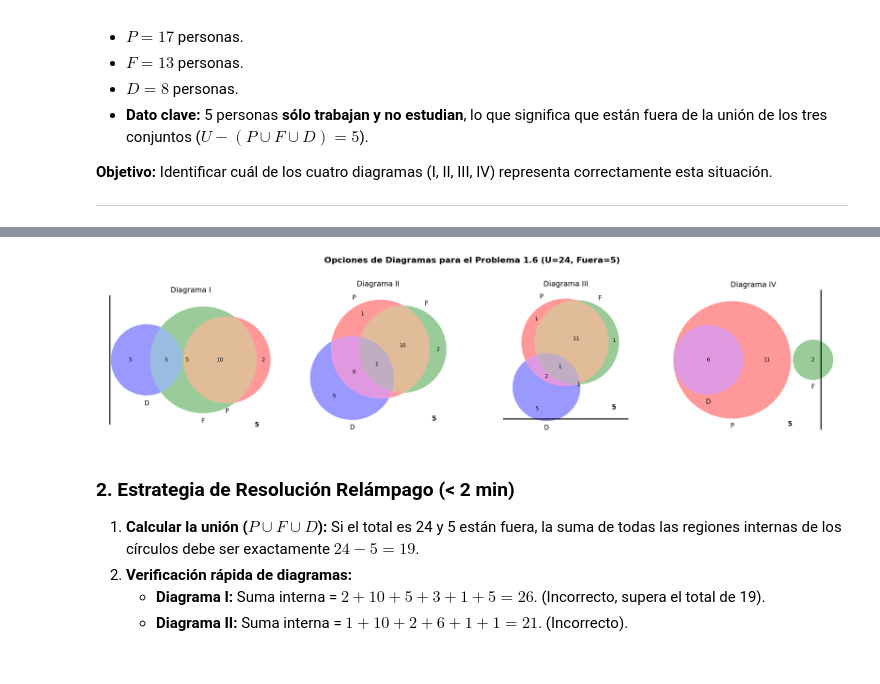
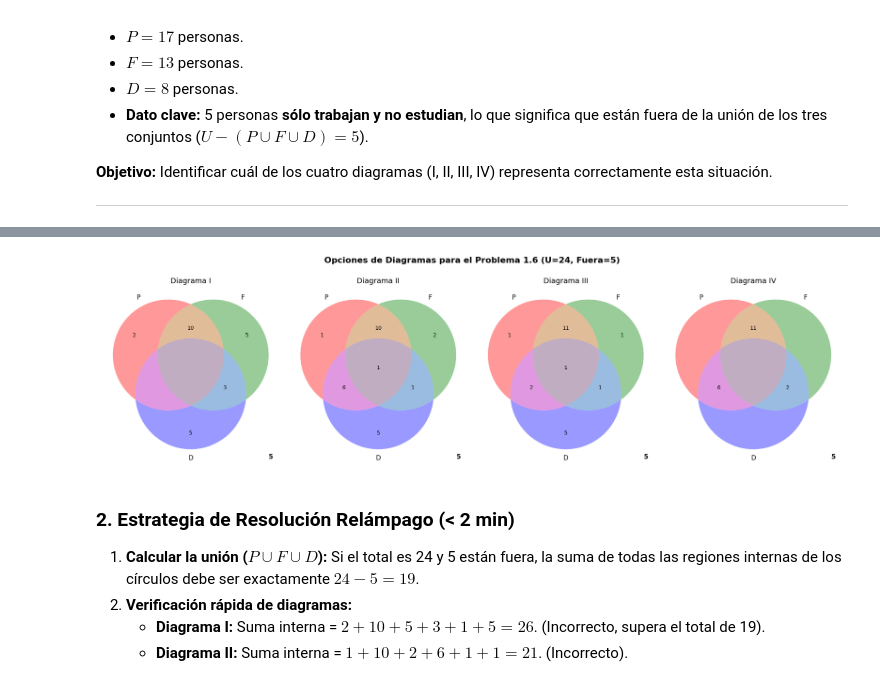
Before and after one commit to marco-canas/camino-udea, a Jupyter notebook: 3_lenguaje_proposicional/clase_01_diagnostico_y_analisis_del_lenguaje/clase1_lenguaje_proposicional.ipynb, the cells around one changed output, grey strips where cells are left out. Drawn from its saved outputs; the diff is of its cells as text; code cells hidden in the pictures.

```diff
--- a/3_lenguaje_proposicional/clase_01_diagnostico_y_analisis_del_lenguaje/clase1_lenguaje_proposicional.ipynb
+++ b/3_lenguaje_proposicional/clase_01_diagnostico_y_analisis_del_lenguaje/clase1_lenguaje_proposicional.ipynb
@@ -430,39 +471,53 @@ Para resolver el problema de la **imagen 1.6** (`pregunta_6.jpeg`) sobre el aná
 # %%
 import matplotlib.pyplot as plt
 from matplotlib_venn import venn3
 import matplotlib.patches as patches
+# Importamos el algoritmo de diseño necesario
+from matplotlib_venn.layout.venn3 import DefaultLayoutAlgorithm
 
-# Configuración de la figura: Matriz de 1 fila x 4 columnas
-fig, axes = plt.subplots(1, 4, figsize=(20, 5))
+# Configuración de la figura
+fig, axes = plt.subplots(1, 4, figsize=(20, 6))
 fig.suptitle("Opciones de Diagramas para el Problema 1.6 (U=24, Fuera=5)", fontsize=16, fontweight='bold')
 
-# Definición de los subconjuntos para cada diagrama (Orden: 100, 010, 110, 001, 101, 011, 111)
-# Etiquetas: P (Pintura), F (Fotografía), D (Dibujo)
+# Definición de los subconjuntos
 data_diagrams = [
-    {"subsets": (2, 5, 10, 5, 0, 3, 0), "title": "I"},   # Opción I
-    {"subsets": (1, 2, 10, 5, 6, 1, 1), "title": "II"},  # Opción II
-    {"subsets": (1, 1, 11, 5, 2, 1, 1), "title": "III"}, # Opción III
-    {"subsets": (11, 2, 0, 0, 6, 0, 0), "title": "IV"}   # Opción IV (Correcta)
+    {"subsets": (2, 5, 10, 5, 0, 3, 0), "title": "I"},
+    {"subsets": (1, 2, 10, 5, 6, 1, 1), "title": "II"},
+    {"subsets": (1, 1, 11, 5, 2, 1, 1), "title": "III"},
+    {"subsets": (0, 0, 11, 0, 6, 2, 0), "title": "IV"}
 ]
 
 for i, data in enumerate(data_diagrams):
     ax = axes[i]
-    # Dibujar el diagrama de Venn
-    v = venn3(subsets=data["subsets"], set_labels=('P', 'F', 'D'), ax=ax)
+
+    # SOLUCIÓN DEFINITIVA:
+    # Usamos DefaultLayoutAlgorithm con fixed_subset_sizes para forzar simetría
+    v = venn3(
+        subsets=data["subsets"],
+        set_labels=('P', 'F', 'D'),
+        ax=ax,
+        layout_algorithm=DefaultLayoutAlgorithm(fixed_subset_sizes=(1, 1, 1, 1, 1, 1, 1))
+    )
+
+    # Ocultar etiquetas con valor 0
+    if v:
+        for label in v.subset_labels:
+            if label is not None and label.get_text() == '0':
+                label.set_visible(False)
 
     # Dibujar el Rectángulo del Universo
-    rect = patches.Rectangle((-0.8, -0.7), 1.6, 1.4, linewidth=2,
+    rect = patches.Rectangle((-0.9, -0.8), 1.8, 1.6, linewidth=2,
                              edgecolor='black', facecolor='none')
     ax.add_patch(rect)
 
-    # Agregar el valor 5 (los que no estudian) en la esquina del universo
-    ax.text(0.5, -0.6, "5", fontsize=12, fontweight='bold')
+    # Agregar el valor 5
+    ax.text(0.6, -0.7, "5", fontsize=12, fontweight='bold')
     ax.set_title(f"Diagrama {data['title']}", fontsize=14)
 
 plt.tight_layout(rect=[0, 0.03, 1, 0.95])
 plt.show()
 # %% [output]
-[figure, old version]
+[figure, new version]
 # %% [markdown]
 
 ### 2. Estrategia de Resolución Relámpago (< 2 min)
```
Also changed, not shown: parts of 7 cells of this notebook, 2 other files.
